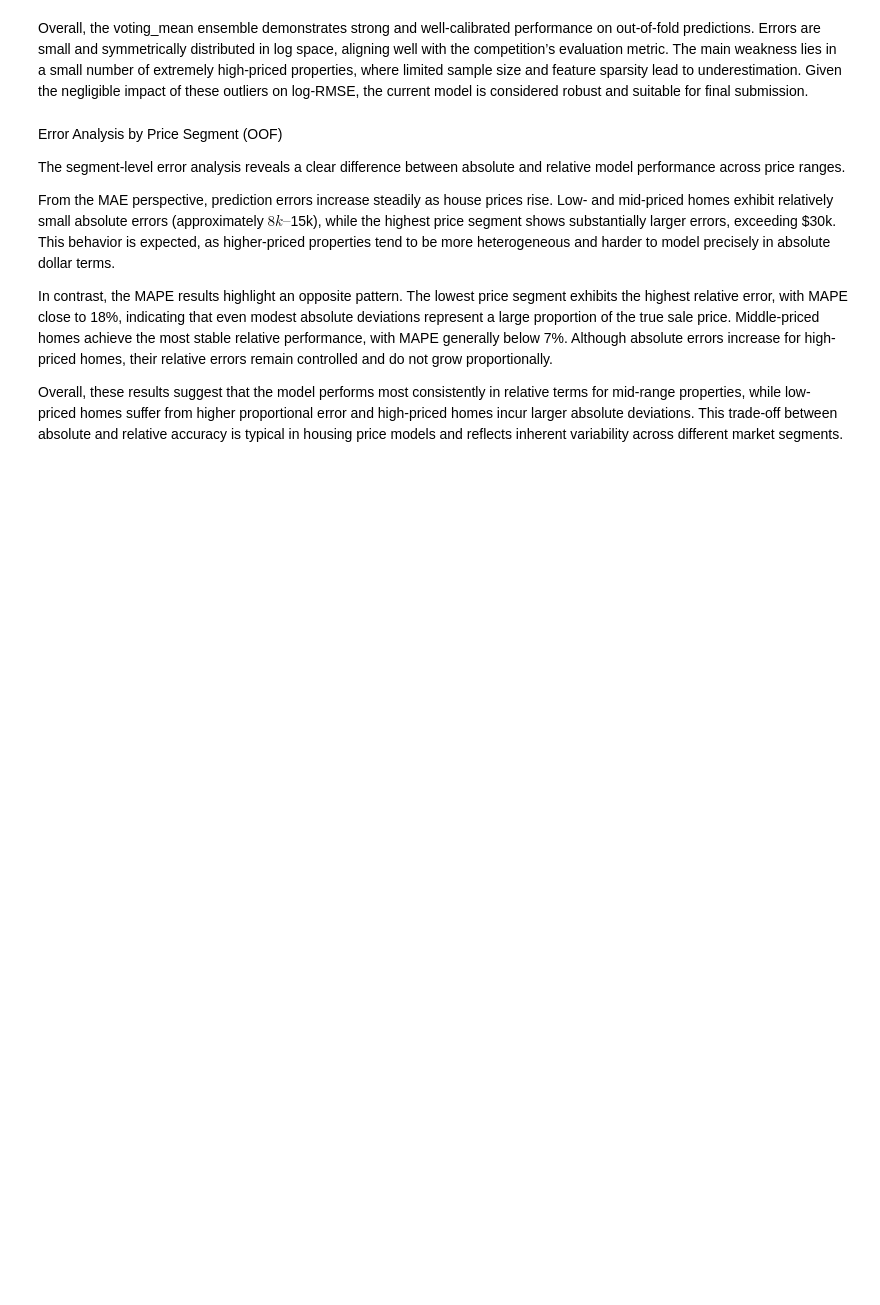
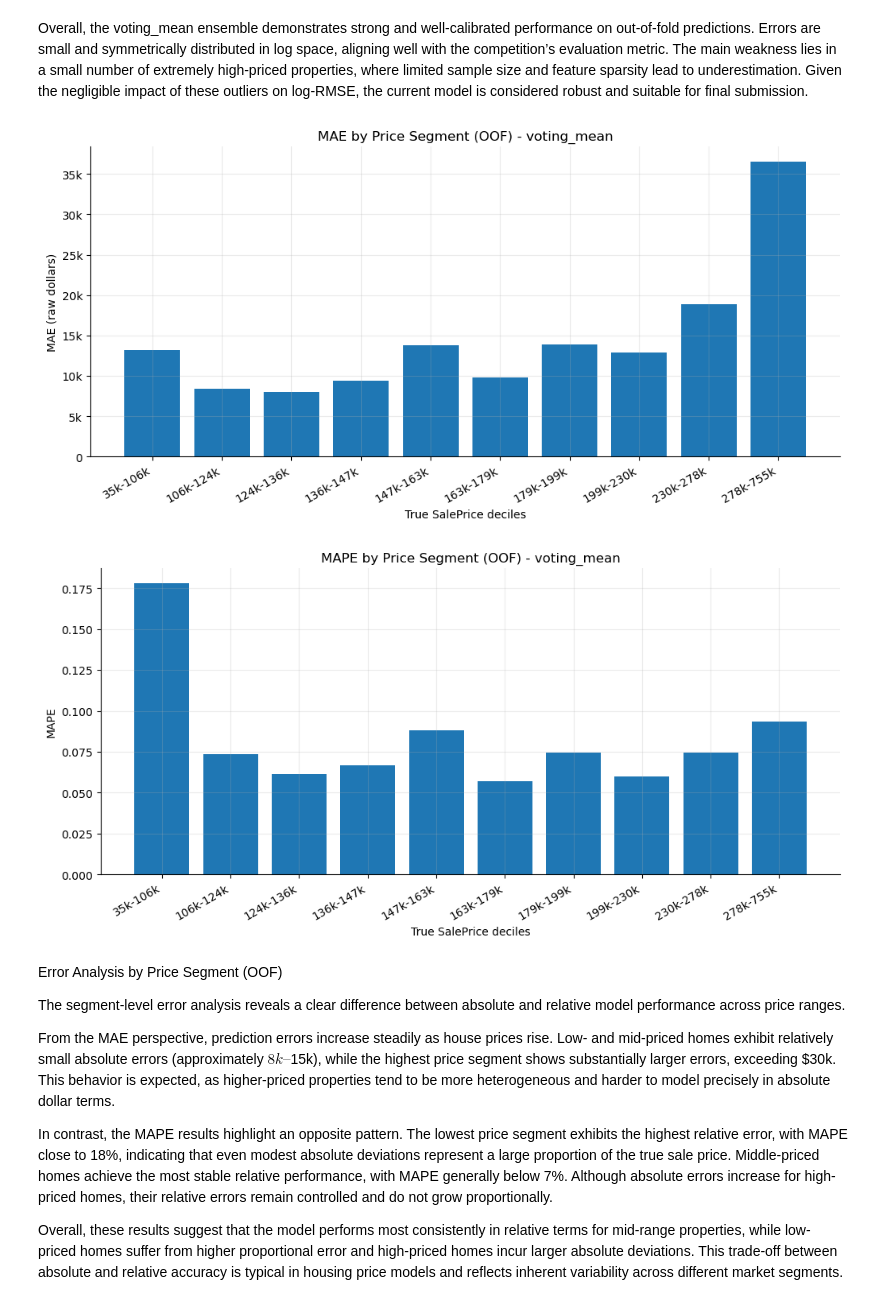
Before and after one commit to wangz99-crypto/house-prices-ml-pipeline, a Jupyter notebook: notebooks/02_model_analysis/error_analysis_oof_interactive.ipynb, the cells around one changed output. Cells and saved outputs as stored; diff of their text form; code cells hidden in the pictures; blank space fills up the shorter version.

```diff
--- a/notebooks/02_model_analysis/error_analysis_oof_interactive.ipynb
+++ b/notebooks/02_model_analysis/error_analysis_oof_interactive.ipynb
@@ -381,56 +350,43 @@ def nice_bin_label(interval) -> str:
 # %%
 # ============================================
 # Cell 6 — Error by Price Segment (deciles)
 # ============================================
+import pandas as pd
+
 q = pd.qcut(df["y_true_raw"], q=10, duplicates="drop")
 seg = df.groupby(q, observed=True).agg(
     n=("Id", "count"),
     mae=("abs_error_raw", "mean"),
     mape=("ape_raw", "mean"),
     median_true=("y_true_raw", "median"),
 ).reset_index()
 
+def nice_bin_label(interval) -> str:
+    left = float(interval.left)
+    right = float(interval.right)
+    return f"{left/1000:.0f}k-{right/1000:.0f}k"
+
 seg["segment_label"] = seg[q.name].apply(nice_bin_label)
 
-# --- MAE ---
-worst_mae_idx = seg["mae"].idxmax()
-seg["_mae_flag"] = "Typical"
-seg.loc[worst_mae_idx, "_mae_flag"] = "Worst segment (highest MAE)"
+plt.figure(figsize=(12,5))
+plt.bar(seg["segment_label"], seg["mae"])
+plt.title(f"MAE by Price Segment (OOF) - {MODEL}")
+plt.xlabel("True SalePrice deciles")
+plt.ylabel("MAE (raw dollars)")
+plt.xticks(rotation=30, ha="right")
+plt.gca().yaxis.set_major_formatter(FuncFormatter(money_k))
+plt.show()
 
-fig = px.bar(
-    seg,
-    x="segment_label",
-    y="mae",
-    color="_mae_flag",
-    hover_data=["n", "mape", "median_true"],
-    title=f"MAE by Price Segment (OOF) — {MODEL}",
-)
-fig.update_layout(
-    xaxis_title="True SalePrice deciles",
-    yaxis_title="MAE (raw dollars)",
-)
-fig.update_xaxes(tickangle=-30)
-fig.show()
-
-# --- MAPE ---
-worst_mape_idx = seg["mape"].idxmax()
-seg["_mape_flag"] = "Typical"
-seg.loc[worst_mape_idx, "_mape_flag"] = "Worst segment (highest MAPE)"
-
-fig = px.bar(
-    seg,
-    x="segment_label",
-    y="mape",
-    color="_mape_flag",
-    hover_data=["n", "mae", "median_true"],
-    title=f"MAPE by Price Segment (OOF) — {MODEL}",
-)
-fig.update_layout(
-    xaxis_title="True SalePrice deciles",
-    yaxis_title="MAPE",
-)
-fig.update_xaxes(tickangle=-30)
-fig.show()
+plt.figure(figsize=(12,5))
+plt.bar(seg["segment_label"], seg["mape"])
+plt.title(f"MAPE by Price Segment (OOF) - {MODEL}")
+plt.xlabel("True SalePrice deciles")
+plt.ylabel("MAPE")
+plt.xticks(rotation=30, ha="right")
+plt.show()
+# %% [output]
+[figure, added]
+[figure, added]
 # %% [markdown]
 Error Analysis by Price Segment (OOF)
 
```
Also changed, not shown: parts of 7 cells of this notebook.
